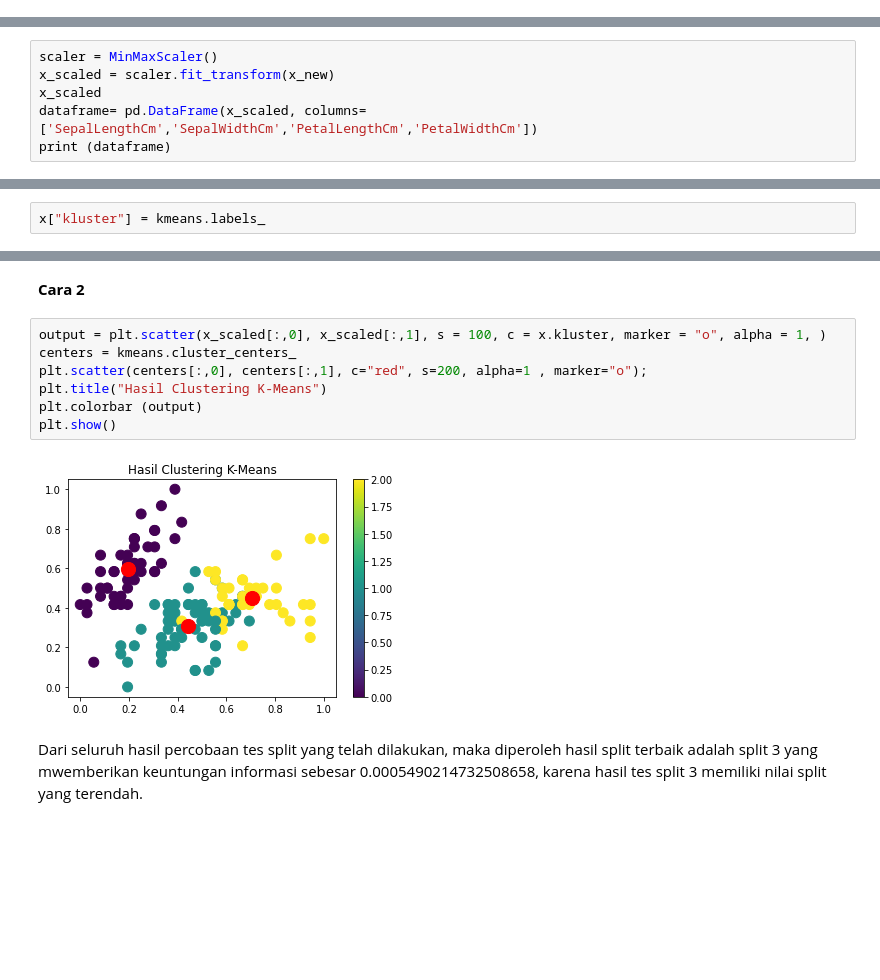
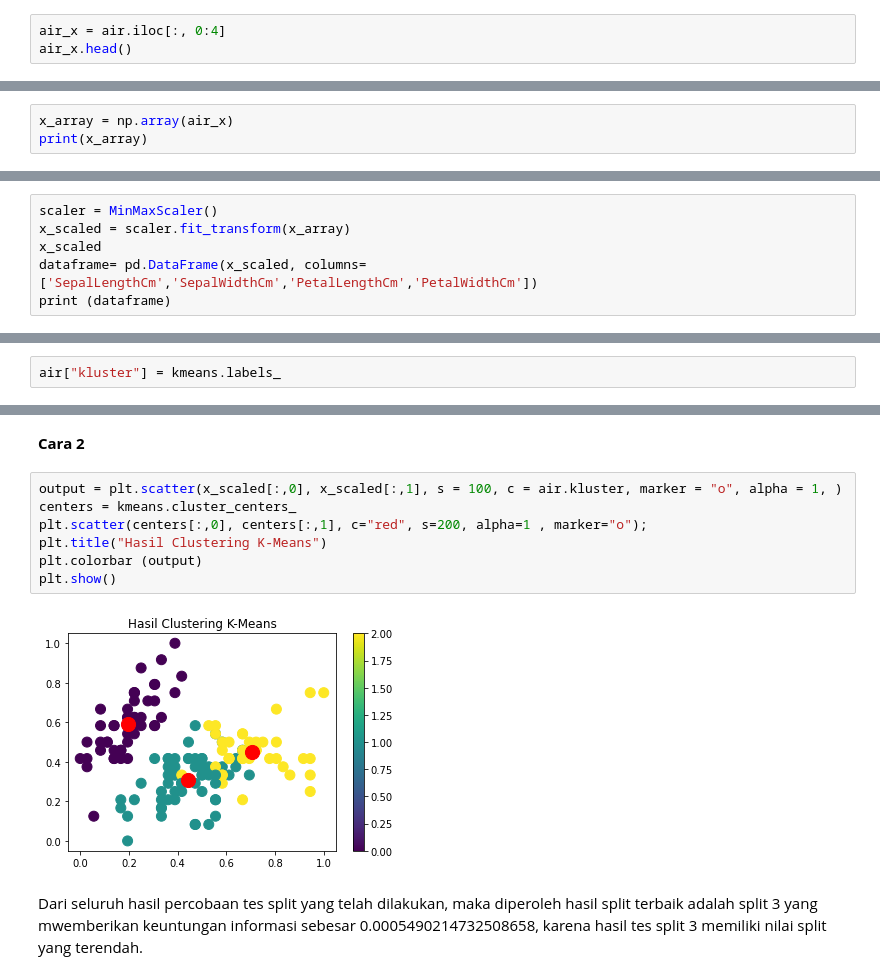
Before and after one commit to FirdatulFitriyah/datamining, a Jupyter notebook: _sources/TUGAS5.ipynb, the cells around one changed output, grey strips where cells are left out. Drawn from its saved outputs; the diff is of its cells as text; blank space fills up the shorter version.

```diff
--- a/_sources/TUGAS5.ipynb
+++ b/_sources/TUGAS5.ipynb
@@ -101,0 +77,3 @@ x_new[:,1:2].shape
+# %%
+air_x = air.iloc[:, 0:4]
+air_x.head()
@@ -101,0 +89,3 @@ x_new[:,1:2].shape
+# %%
+x_array = np.array(air_x)
+print(x_array)
@@ -105,7 +113,7 @@ Melakukan normalisasi data dengan menggunakan metode Min Max Scaler.
 Normalisasi data digunakan untuk memperkecil jarak antar sehingga memudahkan dalam proses perhitungan.
 # %%
 scaler = MinMaxScaler()
-x_scaled = scaler.fit_transform(x_new)
+x_scaled = scaler.fit_transform(x_array)
 x_scaled
 dataframe= pd.DataFrame(x_scaled, columns=['SepalLengthCm','SepalWidthCm','PetalLengthCm','PetalWidthCm'])
 print (dataframe)
@@ -148,7 +152,7 @@ print(kmeans.cluster_centers_)
 # %% [markdown]
 Menambahkan kolom cluster pada dataframe
 # %%
-x["kluster"] = kmeans.labels_
+air["kluster"] = kmeans.labels_
 # %% [markdown]
 Visualisasi hasil clustering
 # %% [markdown]
@@ -170,13 +174,13 @@ plt.legend()
 # %% [markdown]
 **Cara 2**
 # %%
-output = plt.scatter(x_scaled[:,0], x_scaled[:,1], s = 100, c = x.kluster, marker = "o", alpha = 1, )
+output = plt.scatter(x_scaled[:,0], x_scaled[:,1], s = 100, c = air.kluster, marker = "o", alpha = 1, )
 centers = kmeans.cluster_centers_
 plt.scatter(centers[:,0], centers[:,1], c="red", s=200, alpha=1 , marker="o");
 plt.title("Hasil Clustering K-Means")
 plt.colorbar (output)
 plt.show()
 # %% [output]
-[figure, old version]
+[figure, new version]
 # %% [markdown]
 Dari seluruh hasil percobaan tes split yang telah dilakukan, maka diperoleh hasil split terbaik adalah split 3 yang mwemberikan keuntungan informasi sebesar 0.0005490214732508658, karena hasil tes split 3 memiliki nilai split yang terendah.
```
Also changed, not shown: parts of 12 cells of this notebook, 9 other files.
